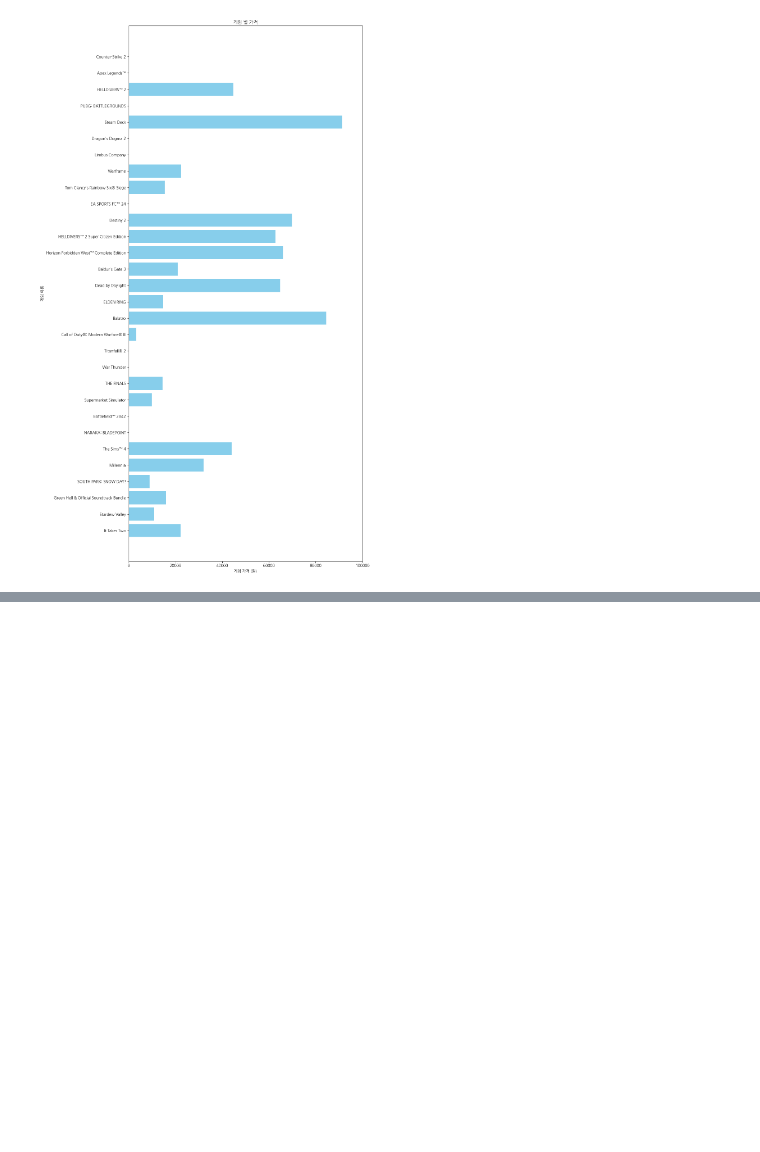
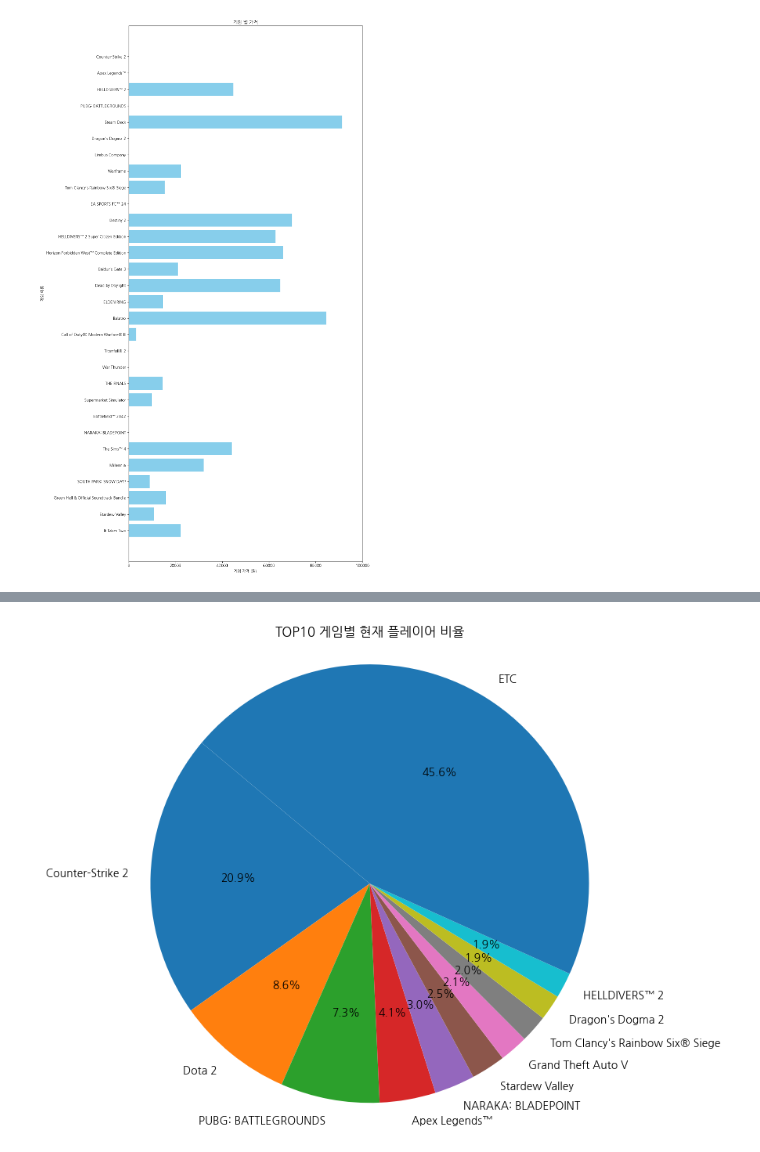
Before and after one commit to SeSAC-UE-AI/AIProject, a Jupyter notebook: Project/JMK/Steammpgraph.ipynb, the cells around one changed output, grey strips where cells are left out. Saved outputs shown, nothing was run; the diff lists cells and outputs as text; code cells hidden in the pictures; blank space fills up the shorter version.

```diff
--- a/Project/JMK/Steammpgraph.ipynb
+++ b/Project/JMK/Steammpgraph.ipynb
@@ -182,0 +231,46 @@ Index(['게임 이름', '게임 가격', '상위 5개 영상 총 조회수'], dt
+# %%
+
+import matplotlib.pyplot as plt
+import pandas as pd
+import koreanize_matplotlib
+
+# CSV 파일 불러오기
+jmk_data = pd.read_csv("steam_games.csv", encoding="utf-8")
+
+# , 제거하기
+jmk_data = jmk_data.replace(",", "", regex=True)
+
+# 10번째 행부터 100번째 행까지 데이터 선택
+etc_data = jmk_data.iloc[10:101]
+
+# 'Current Players' 열 값 합산
+etc_current_players = etc_data["Current Players"].astype(float).sum()
+etc_peak_today = etc_data["Peak Today"].astype(float).sum()
+# ETC 행 생성
+etc_row = pd.DataFrame({"Game Name": ["ETC"], "Current Players": [etc_current_players], "Peak Today": [etc_peak_today]})
+
+# ETC 데이터 제거
+jmk_data = jmk_data.drop(jmk_data.index[10:101])
+
+# jmk_data에 ETC 행 추가
+jmk_data = jmk_data._append(etc_row, ignore_index=True)
+
+# 'Game Name' 및 'Current Players' 열 추출
+game_names = jmk_data["Game Name"]
+current_players = jmk_data["Current Players"]
+peak_today = jmk_data["Peak Today"]
+
+# 파이 차트 생성
+wedgeprops={'width': 7, 'edgecolor': 'w', 'linewidth': 50}
+plt.figure(figsize=(10, 8))
+plt.pie(current_players, labels=game_names, autopct='%1.1f%%', startangle=140)
+
+# 차트 중심에 게임 이름 표시
+
+
+plt.title("TOP10 게임별 현재 플레이어 비율")
+plt.axis("equal")  # 차트를 동그라미로 만듦
+
+plt.show()
+# %% [output]
+[figure, added]
```
Also changed, not shown: parts of 6 cells of this notebook, 2 other files.
